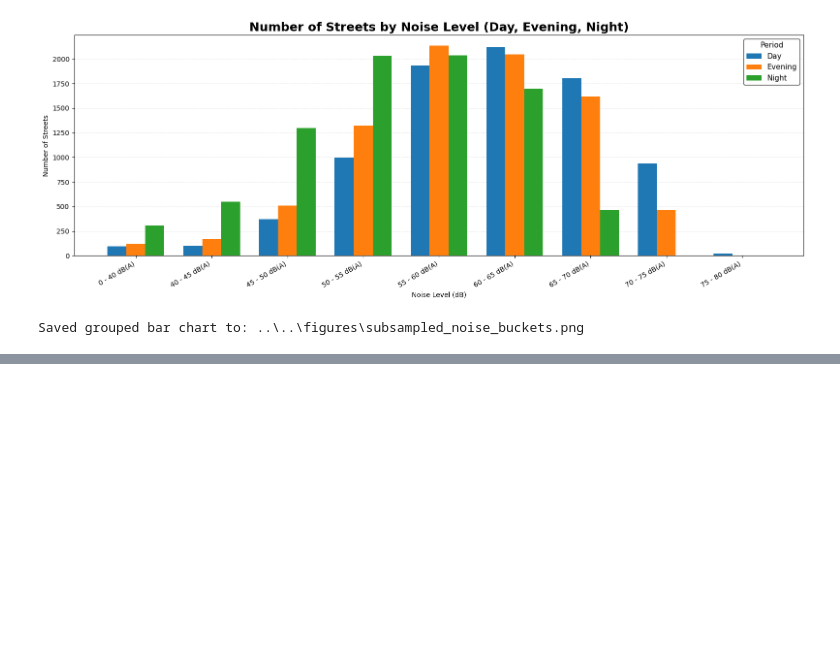
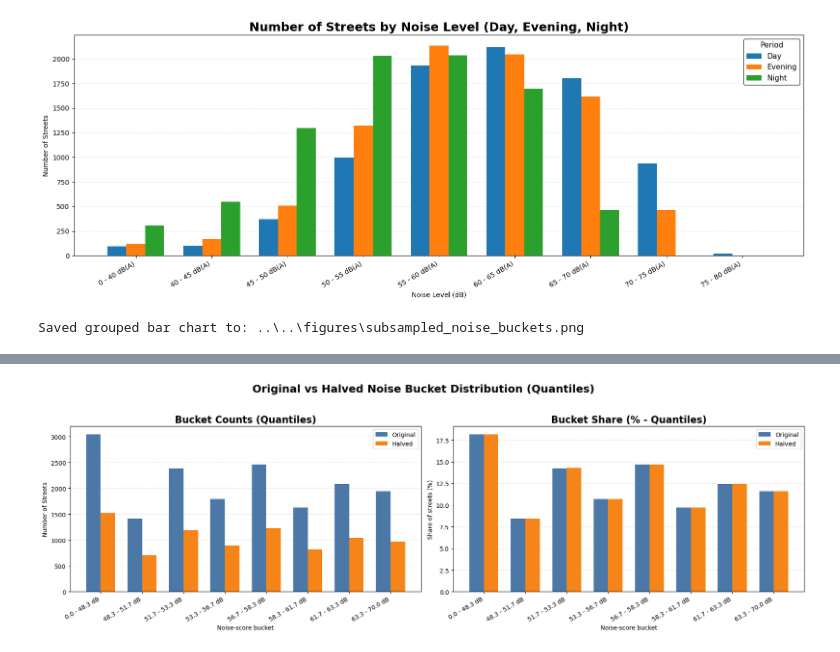
Before and after one commit to AndreaCutroni/ML-Noise-Prediction, a Jupyter notebook: notebooks/utils/subsample_bcn_noise_ml_dataset.ipynb, the cells around one changed output, grey strips where cells are left out. Cells and saved outputs as stored; diff of their text form; code cells hidden in the pictures; blank space fills up the shorter version.

```diff
--- a/notebooks/utils/subsample_bcn_noise_ml_dataset.ipynb
+++ b/notebooks/utils/subsample_bcn_noise_ml_dataset.ipynb
@@ -220,18 +220,21 @@ for frame in [original_df, halved_df]:
         frame[col] = pd.to_numeric(frame[col], errors='coerce')
     frame['noise_score'] = frame[noise_cols].mean(axis=1)
 
-# Use the original dataset to define the same quantile buckets for both datasets.
+# ==============================================================================
+# 1) Use the original dataset to define the same quantile buckets for both datasets.
+# ==============================================================================
 _, bucket_edges = pd.qcut(original_df['noise_score'], q=N_BUCKETS, retbins=True, duplicates='drop')
 bucket_labels = [f'{left:.1f} - {right:.1f} dB' for left, right in zip(bucket_edges[:-1], bucket_edges[1:])]
 
-original_df['bucket'] = pd.cut(original_df['noise_score'], bins=bucket_edges, labels=bucket_labels, include_lowest=True)
-halved_df['bucket'] = pd.cut(halved_df['noise_score'], bins=bucket_edges, labels=bucket_labels, include_lowest=True)
+original_df['bucket_quant'] = pd.cut(original_df['noise_score'], bins=bucket_edges, labels=bucket_labels, include_lowest=True)
+halved_df['bucket_quant'] = pd.cut(halved_df['noise_score'], bins=bucket_edges, labels=bucket_labels, include_lowest=True)
 
-orig_counts = original_df['bucket'].value_counts().reindex(bucket_labels, fill_value=0)
-half_counts = halved_df['bucket'].value_counts().reindex(bucket_labels, fill_value=0)
+orig_counts = original_df['bucket_quant'].value_counts().reindex(bucket_labels, fill_value=0)
+half_counts = halved_df['bucket_quant'].value_counts().reindex(bucket_labels, fill_value=0)
 orig_pct = orig_counts / orig_counts.sum() * 100
 half_pct = half_counts / half_counts.sum() * 100
 
+print("--- Quantile Bucket Distribution ---")
 display(pd.DataFrame({'original': orig_counts, 'halved': half_counts, 'original_%': orig_pct.round(2), 'halved_%': half_pct.round(2)}))
 
 x = np.arange(len(bucket_labels))
@@ -240,7 +243,7 @@ fig, axes = plt.subplots(1, 2, figsize=(18, 6), sharey=False)
 
 axes[0].bar(x - width/2, orig_counts.values, width=width, label='Original', color='#4C78A8')
 axes[0].bar(x + width/2, half_counts.values, width=width, label='Halved', color='#F58518')
-axes[0].set_title('Bucket Counts', fontsize=16, fontweight='bold')
+axes[0].set_title('Bucket Counts (Quantiles)', fontsize=16, fontweight='bold')
 axes[0].set_xlabel('Noise-score bucket')
 axes[0].set_ylabel('Number of Streets')
 axes[0].set_xticks(x)
@@ -251,7 +254,7 @@ axes[0].legend(frameon=True)
 
 axes[1].bar(x - width/2, orig_pct.values, width=width, label='Original', color='#4C78A8')
 axes[1].bar(x + width/2, half_pct.values, width=width, label='Halved', color='#F58518')
-axes[1].set_title('Bucket Share (%)', fontsize=16, fontweight='bold')
+axes[1].set_title('Bucket Share (% - Quantiles)', fontsize=16, fontweight='bold')
 axes[1].set_xlabel('Noise-score bucket')
 axes[1].set_ylabel('Share of streets (%)')
 axes[1].set_xticks(x)
@@ -260,14 +263,61 @@ axes[1].yaxis.grid(True, color='gray', linestyle='--', linewidth=0.5, alpha=0.3)
 axes[1].set_axisbelow(True)
 axes[1].legend(frameon=True)
 
-fig.suptitle('Original vs Halved Noise Bucket Distribution', fontsize=18, fontweight='bold')
+fig.suptitle('Original vs Halved Noise Bucket Distribution (Quantiles)', fontsize=18, fontweight='bold')
 plt.tight_layout(rect=[0, 0, 1, 0.95])
-comparison_path = fig_dir / 'bucket_distribution_comparison.png'
-fig.savefig(comparison_path, dpi=200, bbox_inches='tight')
+comparison_path_quant = fig_dir / 'bucket_distribution_comparison_quantiles.png'
+fig.savefig(comparison_path_quant, dpi=200, bbox_inches='tight')
 plt.show()
-print(f'Saved comparison figure to: {comparison_path}')
-,
-,
-,
-,
+print(f'Saved comparison figure to: {comparison_path_quant}\n')
+
+
+# ==============================================================================
+# 2) Use explicit range bins to compare original vs halved datasets
+# ==============================================================================
+bins = [0, 40, 45, 50, 55, 60, 65, 70, 75, 80]
+bucket_labels_db = ["0 - 40 dB(A)", "40 - 45 dB(A)", "45 - 50 dB(A)", "50 - 55 dB(A)", "55 - 60 dB(A)", "60 - 65 dB(A)", "65 - 70 dB(A)", "70 - 75 dB(A)", "75 - 80 dB(A)"]
+
+original_df['bucket_db'] = pd.cut(original_df['noise_score'], bins=bins, labels=bucket_labels_db, right=False)
+halved_df['bucket_db'] = pd.cut(halved_df['noise_score'], bins=bins, labels=bucket_labels_db, right=False)
+
+orig_counts_db = original_df['bucket_db'].value_counts().reindex(bucket_labels_db, fill_value=0)
+half_counts_db = halved_df['bucket_db'].value_counts().reindex(bucket_labels_db, fill_value=0)
+orig_pct_db = orig_counts_db / orig_counts_db.sum() * 100
+half_pct_db = half_counts_db / half_counts_db.sum() * 100
+
+print("--- Explicit dB Range Distribution ---")
+display(pd.DataFrame({'original': orig_counts_db, 'halved': half_counts_db, 'original_%': orig_pct_db.round(2), 'halved_%': half_pct_db.round(2)}))
+
+x_db = np.arange(len(bucket_labels_db))
+width = 0.35
+fig, axes = plt.subplots(1, 2, figsize=(18, 6), sharey=False)
+
+axes[0].bar(x_db - width/2, orig_counts_db.values, width=width, label='Original', color='#4C78A8')
+axes[0].bar(x_db + width/2, half_counts_db.values, width=width, label='Halved', color='#F58518')
+axes[0].set_title('Bucket Counts (Explicit dB)', fontsize=16, fontweight='bold')
+axes[0].set_xlabel('Noise Level (dB)')
+axes[0].set_ylabel('Number of Streets')
+axes[0].set_xticks(x_db)
+axes[0].set_xticklabels(bucket_labels_db, rotation=30, ha='right')
+axes[0].yaxis.grid(True, color='gray', linestyle='--', linewidth=0.5, alpha=0.3)
+axes[0].set_axisbelow(True)
+axes[0].legend(frameon=True)
+
+axes[1].bar(x_db - width/2, orig_pct_db.values, width=width, label='Original', color='#4C78A8')
+axes[1].bar(x_db + width/2, half_pct_db.values, width=width, label='Halved', color='#F58518')
+axes[1].set_title('Bucket Share (% - Explicit dB)', fontsize=16, fontweight='bold')
+axes[1].set_xlabel('Noise Level (dB)')
+axes[1].set_ylabel('Share of streets (%)')
+axes[1].set_xticks(x_db)
+axes[1].set_xticklabels(bucket_labels_db, rotation=30, ha='right')
+axes[1].yaxis.grid(True, color='gray', linestyle='--', linewidth=0.5, alpha=0.3)
+axes[1].set_axisbelow(True)
+axes[1].legend(frameon=True)
+
+fig.suptitle('Original vs Halved Noise Bucket Distribution (Explicit dB Ranges)', fontsize=18, fontweight='bold')
+plt.tight_layout(rect=[0, 0, 1, 0.95])
+comparison_path_db = fig_dir / 'bucket_distribution_comparison_explicit_db.png'
+fig.savefig(comparison_path_db, dpi=200, bbox_inches='tight')
+plt.show()
+print(f'Saved comparison figure to: {comparison_path_db}')
 # %% [output]
@@ -274,0 +335 @@ print(f'Saved comparison figure to: {comparison_path}')
+[figure, added]
```
Also changed, not shown: parts of 1 cell of this notebook.
